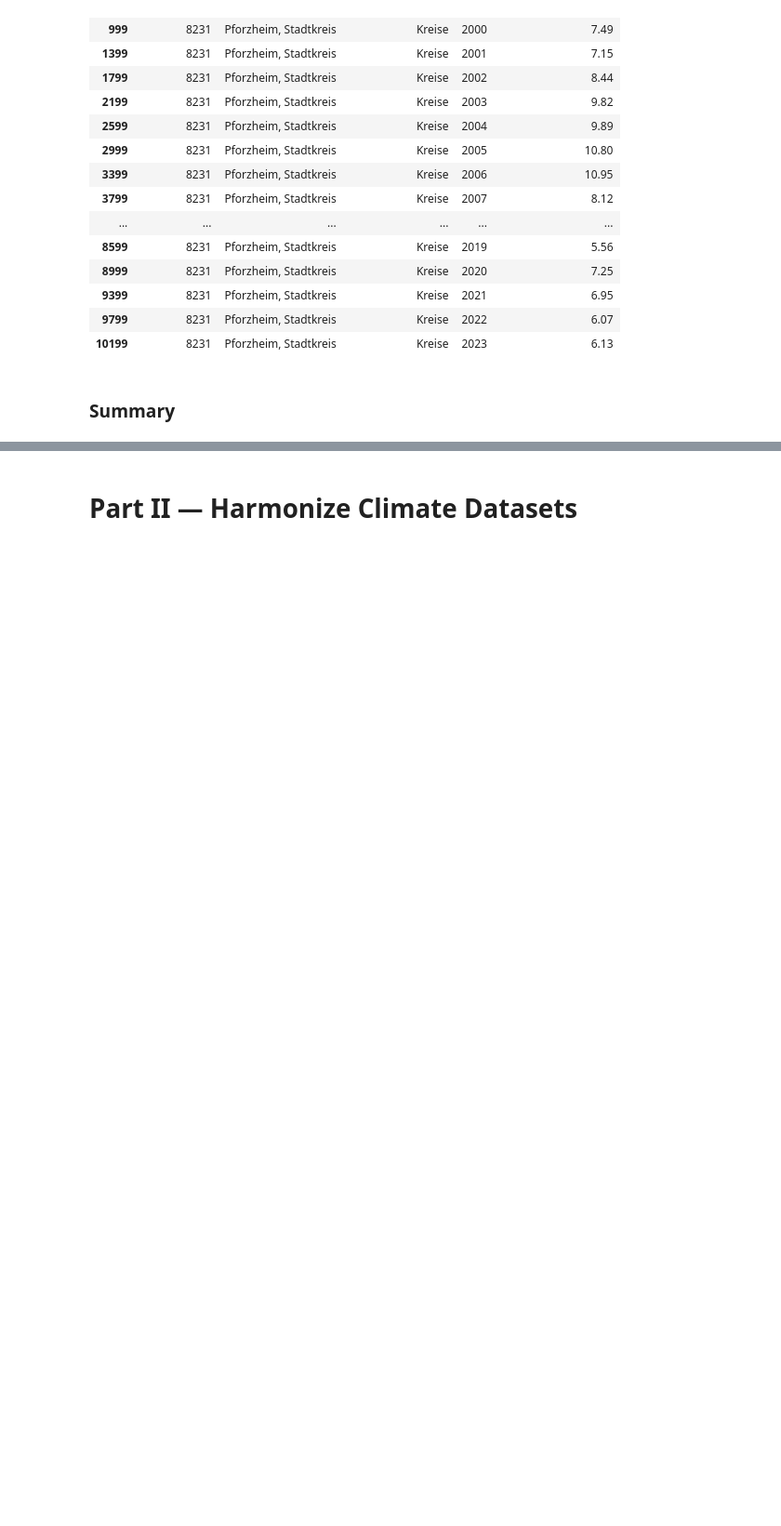
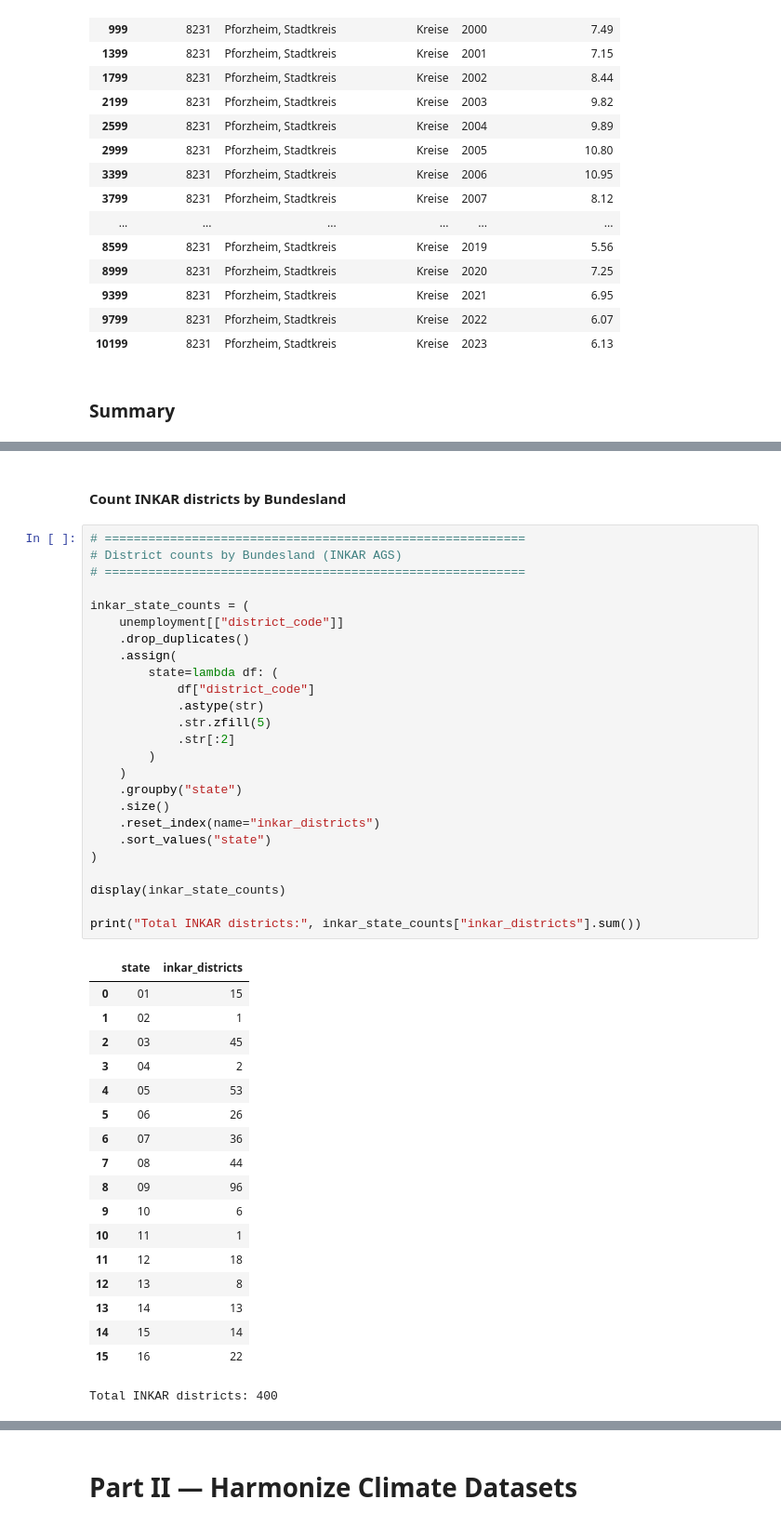
Before and after one commit to purityrima/climate-esg-risk-intelligence-germany, a Jupyter notebook: notebooks/08_climate_dataset_harmonization_nuts2_to_nuts3-kreise.ipynb, the cells around one changed output, grey strips where cells are left out. Shown at 93% size. Cells and saved outputs as stored; diff of their text form; blank space fills up the shorter version.

```diff
--- a/notebooks/08_climate_dataset_harmonization_nuts2_to_nuts3-kreise.ipynb
+++ b/notebooks/08_climate_dataset_harmonization_nuts2_to_nuts3-kreise.ipynb
@@ -690,0 +838,46 @@ The successful completion of this validation establishes the foundation for buil
+# %% [markdown]
+#### Count INKAR districts by Bundesland
+# %%
+# ==========================================================
+# District counts by Bundesland (INKAR AGS)
+# ==========================================================
+
+inkar_state_counts = (
+    unemployment[["district_code"]]
+    .drop_duplicates()
+    .assign(
+        state=lambda df: (
+            df["district_code"]
+            .astype(str)
+            .str.zfill(5)
+            .str[:2]
+        )
+    )
+    .groupby("state")
+    .size()
+    .reset_index(name="inkar_districts")
+    .sort_values("state")
+)
+
+display(inkar_state_counts)
+
+print("Total INKAR districts:", inkar_state_counts["inkar_districts"].sum())
+# %% [output]
+|  | state | inkar_districts |
+| 0 | 01 | 15 |
+| 1 | 02 | 1 |
+| 2 | 03 | 45 |
+| 3 | 04 | 2 |
+| 4 | 05 | 53 |
+| 5 | 06 | 26 |
+| 6 | 07 | 36 |
+| 7 | 08 | 44 |
+| 8 | 09 | 96 |
+| 9 | 10 | 6 |
+| 10 | 11 | 1 |
+| 11 | 12 | 18 |
+| 12 | 13 | 8 |
+| 13 | 14 | 13 |
+| 14 | 15 | 14 |
+| 15 | 16 | 22 |
+Total INKAR districts: 400
```
Also changed, not shown: parts of 48 cells of this notebook, 2 other files.
